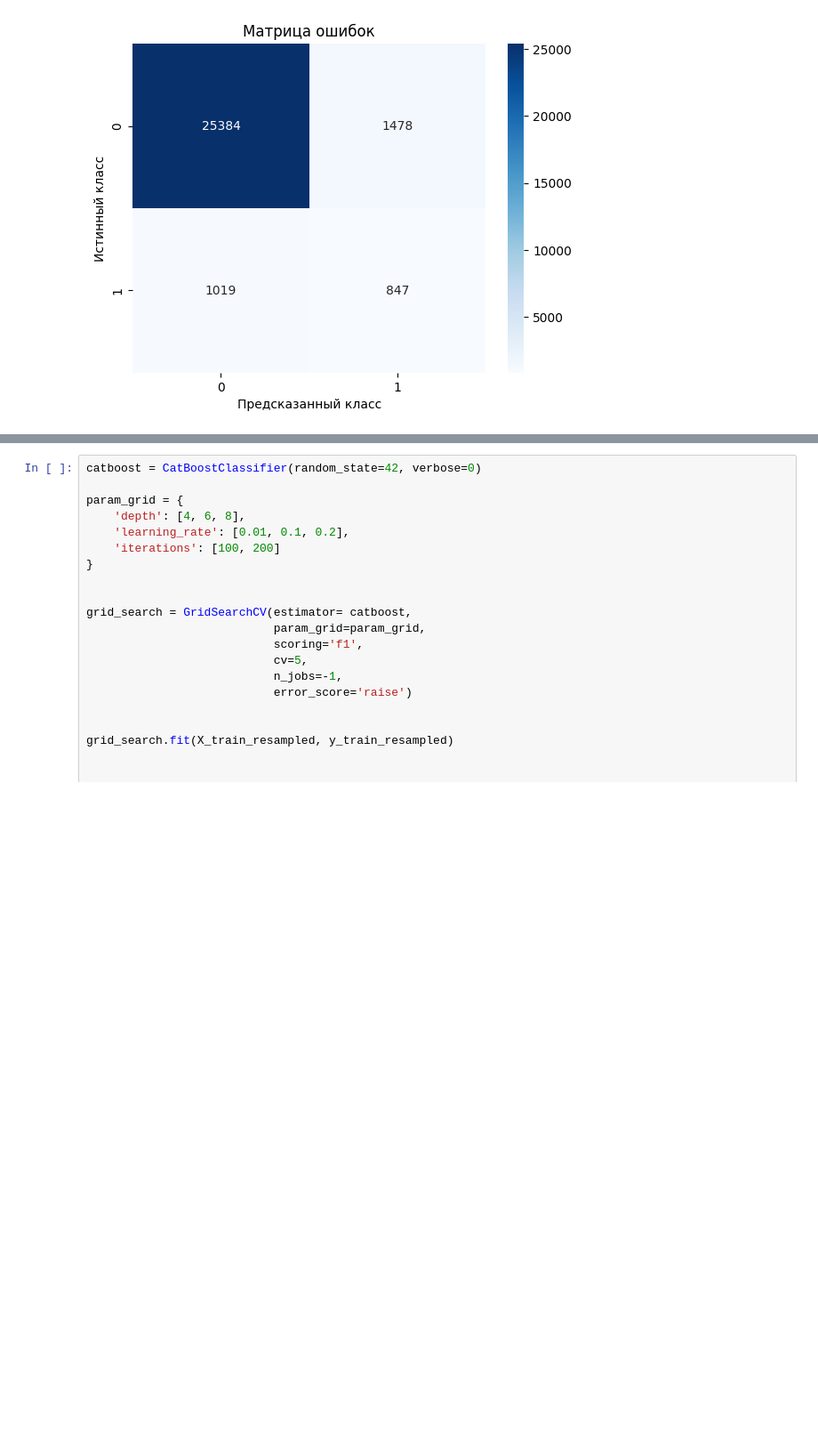
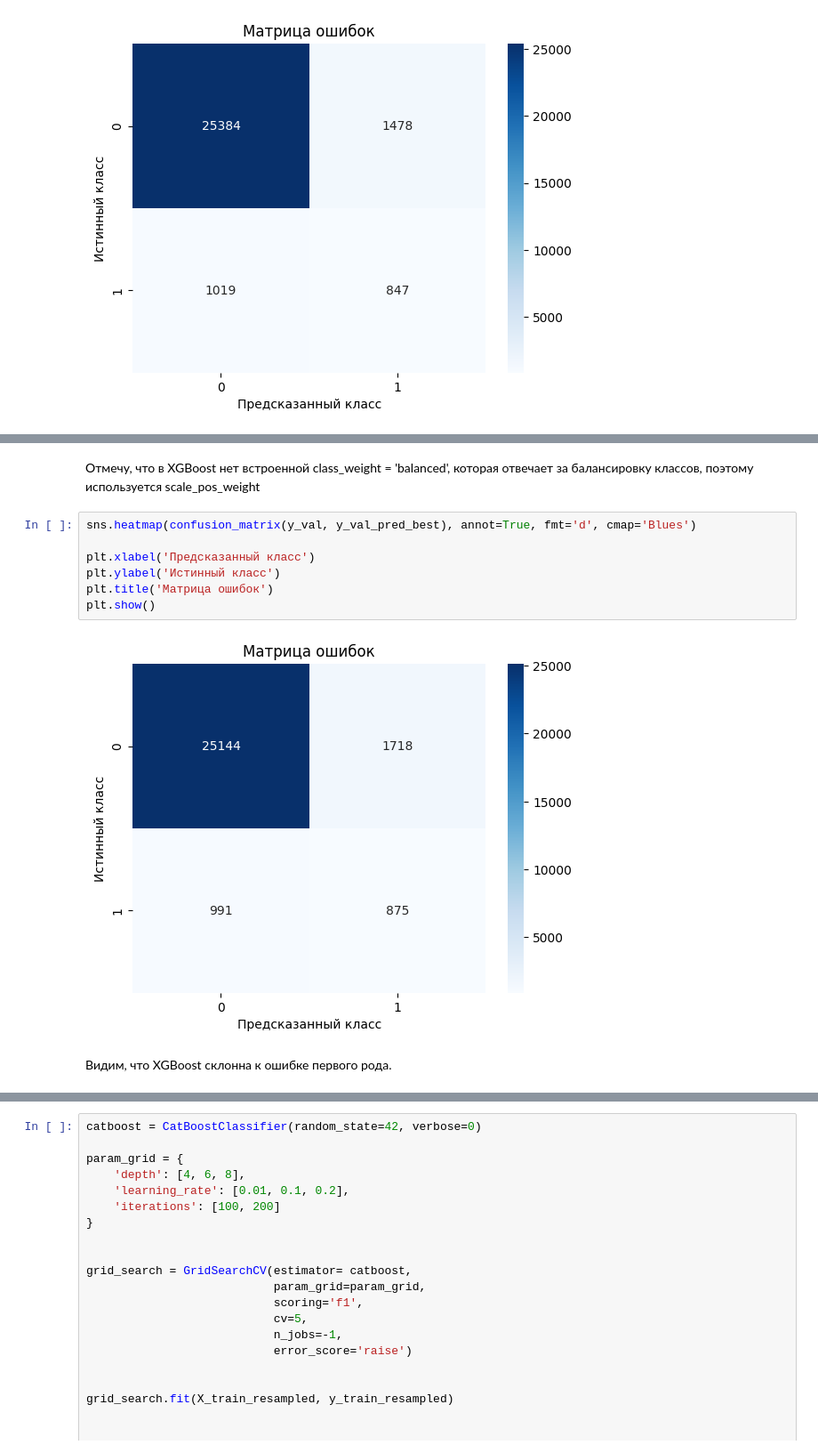
Before and after one commit to VladislavTokarev02/Credit_Scoring_diploma_hse26, a Jupyter notebook: CreditScoring.ipynb, the cells around one changed output, grey strips where cells are left out. Shown at 89% size. Cells and saved outputs as stored; diff of their text form; blank space fills up the shorter version.

```diff
--- a/CreditScoring.ipynb
+++ b/CreditScoring.ipynb
@@ -821,0 +918,13 @@ plt.show()
+# %% [markdown]
+Отмечу, что в XGBoost нет встроенной class_weight = 'balanced', которая отвечает за балансировку классов, поэтому используется scale_pos_weight
+# %%
+sns.heatmap(confusion_matrix(y_val, y_val_pred_best), annot=True, fmt='d', cmap='Blues')
+
+plt.xlabel('Предсказанный класс')
+plt.ylabel('Истинный класс')
+plt.title('Матрица ошибок')
+plt.show()
+# %% [output]
+[figure, added]
+# %% [markdown]
+Видим, что XGBoost склонна к ошибке первого рода.
```
Also changed, not shown: parts of 50 cells of this notebook.
